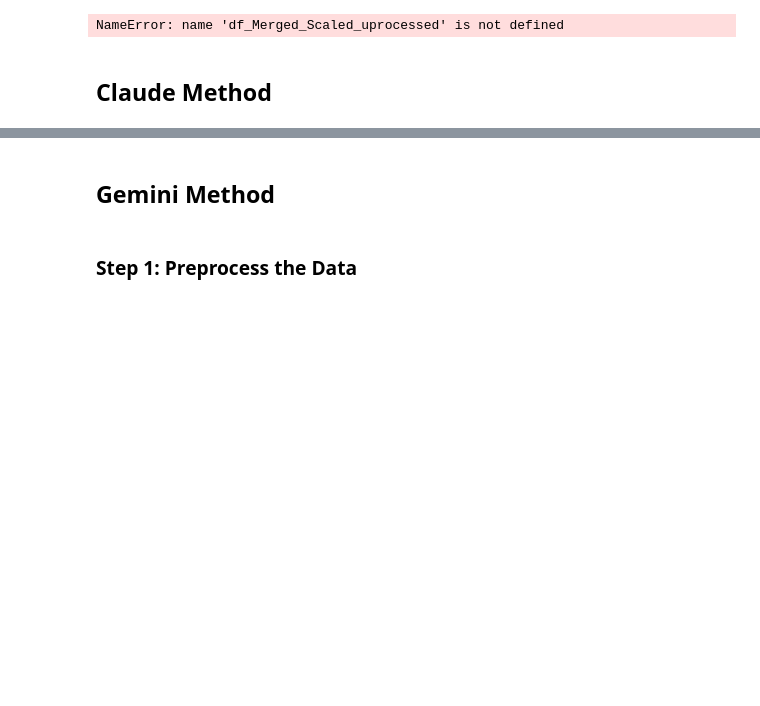
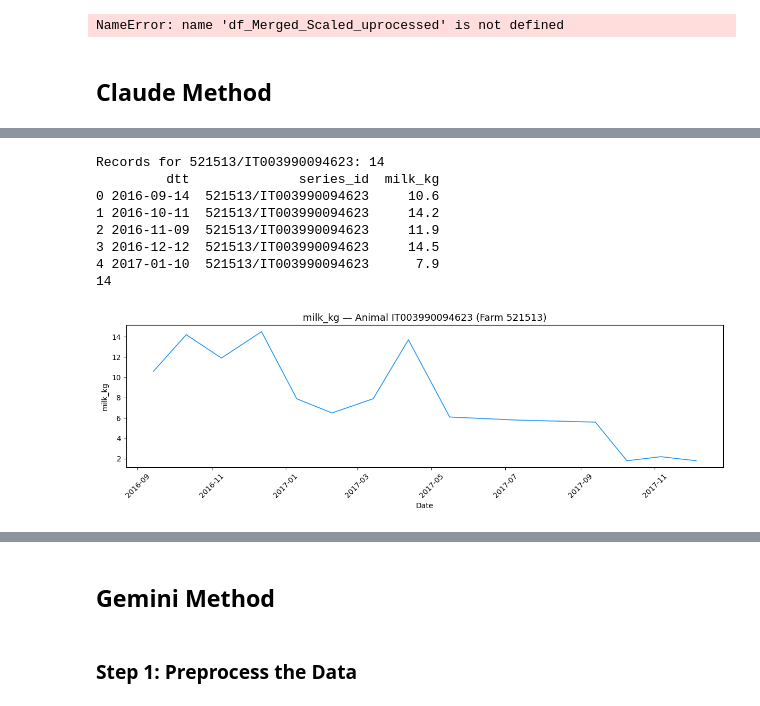
Before and after one commit to smsag99/Thesis, a Jupyter notebook: codes/Hierchical_Structure.ipynb, the cells around one changed output, grey strips where cells are left out. Drawn from its saved outputs; the diff is of its cells as text; code cells hidden in the pictures; blank space fills up the shorter version.

```diff
--- a/codes/Hierchical_Structure.ipynb
+++ b/codes/Hierchical_Structure.ipynb
@@ -136,0 +206,46 @@ KeyError: 'fitted'
+# %%
+import pandas as pd
+import matplotlib.pyplot as plt
+import matplotlib.dates as mdates
+
+# ── LOAD (only needed columns) ───────────────────────────────────────────────
+hts = pd.read_csv("hts_long_panel.csv", parse_dates=["dtt"])
+
+
+ANIMAL_ID   = "IT003990094623"          # ← change this
+FARM_CODE   = "521513"                  # ← change this (needed to build series_id)
+series_id   = f"{FARM_CODE}/{ANIMAL_ID}"
+
+animal_df = (
+    hts[hts["series_id"] == series_id]
+    .sort_values("dtt")
+    .reset_index(drop=True)
+)
+
+print(f"Records for {series_id}: {len(animal_df)}")
+print(animal_df.head())
+print(len(animal_df))
+
+# ── PLOT ─────────────────────────────────────────────────────────────────────
+
+# Plot
+fig, ax = plt.subplots(figsize=(12, 4))
+ax.plot(animal_df["dtt"], animal_df["milk_kg"], linewidth=1.2, color="#2196F3")
+ax.set_title(f"milk_kg — Animal {ANIMAL_ID} (Farm {FARM_CODE})", fontsize=13)
+ax.set_xlabel("Date")
+ax.set_ylabel("milk_kg")
+ax.xaxis.set_major_formatter(mdates.DateFormatter("%Y-%m"))
+plt.xticks(rotation=45)
+plt.tight_layout()
+plt.savefig("animal_plot.png", dpi=150)
+plt.show()
+# %% [output]
+Records for 521513/IT003990094623: 14
+         dtt              series_id  milk_kg
+0 2016-09-14  521513/IT003990094623     10.6
+1 2016-10-11  521513/IT003990094623     14.2
+2 2016-11-09  521513/IT003990094623     11.9
+3 2016-12-12  521513/IT003990094623     14.5
+4 2017-01-10  521513/IT003990094623      7.9
+14
+[figure, added]
```
Also changed, not shown: parts of 19 cells of this notebook.
